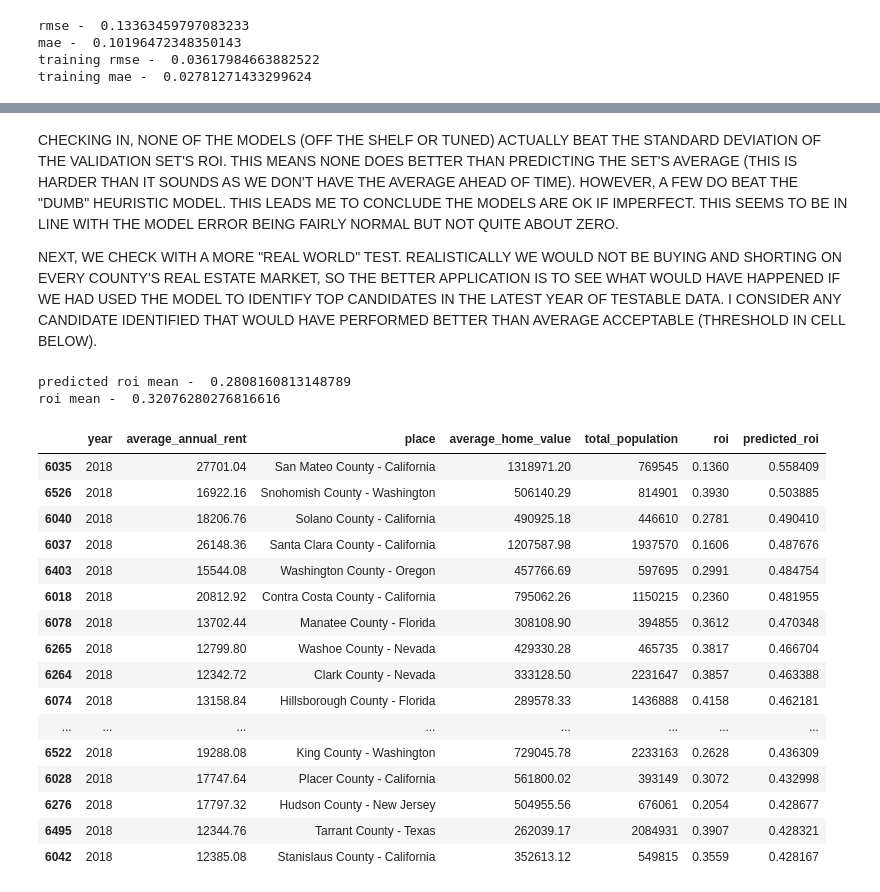
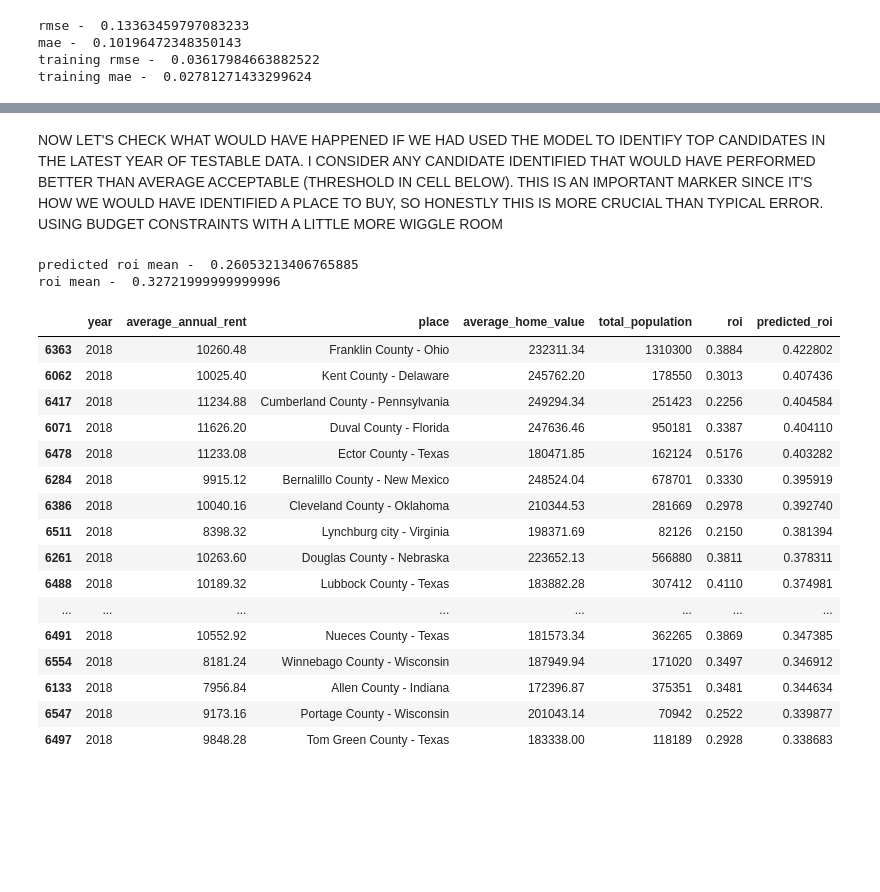
Before and after one commit to george-bingham-reynolds/Real_Estate_Investor, a Jupyter notebook: county_level_files/Model_Dev.ipynb, the cells around one changed output, grey strips where cells are left out. Cells and saved outputs as stored; diff of their text form; code cells hidden in the pictures; blank space fills up the shorter version.

```diff
--- a/county_level_files/Model_Dev.ipynb
+++ b/county_level_files/Model_Dev.ipynb
@@ -360,14 +409,12 @@ xgboost_params
 # %% [output]
 {'scale_pos_weight': 0.25, 'max_depth': 5, 'eta': 0.2}
 # %%
-# XGBOOST IS BEING A CRYBABY ABOUT TYPES IDK WHY, BUT WHATEVER I'LL EXPLICITLY FIX LOL
-ex_train['average_annual_rent'] = ex_train['average_annual_rent'].astype(float)
-ex_train['average_home_value'] = ex_train['average_home_value'].astype(float)
-ex_train['average_income'] = ex_train['average_income'].astype(float)
+# NEED THESE AS FLOATS
+common_columns = ['average_annual_rent', 'average_home_value', 'average_income']
 
-ex_vali['average_annual_rent'] = ex_vali['average_annual_rent'].astype(float)
-ex_vali['average_home_value'] = ex_vali['average_home_value'].astype(float)
-ex_vali['average_income'] = ex_vali['average_income'].astype(float)
+ex_train[common_columns] = ex_train[common_columns].astype(float)
+ex_vali[common_columns] = ex_vali[common_columns].astype(float)
+ex_test[common_columns] = ex_test[common_columns].astype(float)
 
 
 
@@ -420,12 +545,13 @@ The `ci` parameter is deprecated. Use `errorbar=None` for the same effect.
   sns.barplot(x = xg_df['feature_importance'], y = xg_df['feature_names'], ci = None)
 [figure]
 # %%
-# SO MODEL PERFORMANCE NOT GREAT, BUT I WANNA SEE WHAT THE TOP PREDICTED AREAS WERE FOR FUN
-# AFTER ALL, IF IT'S TYPICALLY OFF BUT THE VERY HIGH PREDS ARE MORE SOLID, THEN THIS ACTUALLY IS STILL USEFUL
-# SINCE OUR GOAL IS TO USE THIS TO IDENTIFY TOP CANDIDATES
-# RF WAS MOST PERFORMANT SO GOING TO BASE THIS ON THOSE PREDS
+# SO THE TWO EARLY STOPPED BOOSTED MODELS WERE ACTUALLY PRETTY DOPE; THEY'RE SUPER CLOSE SO LET'S AVERAGE THEM
+# AS OUR "CANONICAL" PREDS (I'VE SEEN BOTH WIN IN TESTING, SO I'D RATHER OPT FOR THE ENSEMBLE)
 
-vali['predicted_roi'] = rf_preds
+
+canon_preds = [(x + y)/2 for x, y in zip(ada_stopped_preds, xg_stopped_preds)]
+
+vali['predicted_roi'] = canon_preds
 # %%
 pred_check = vali.sort_values(by = 'predicted_roi', ascending = False)
 pred_check = pred_check.drop(columns = [x for x in df.columns if x != 'place' and\
@@ -446,35 +572,34 @@ plt.savefig("Model_Residuals")
 # %% [markdown]
-CHECKING IN, NONE OF THE MODELS (OFF THE SHELF OR TUNED) ACTUALLY BEAT THE STANDARD DEVIATION OF THE VALIDATION SET'S ROI. THIS MEANS NONE DOES BETTER THAN PREDICTING THE SET'S AVERAGE (THIS IS HARDER THAN IT SOUNDS AS WE DON'T HAVE THE AVERAGE AHEAD OF TIME). HOWEVER, A FEW DO BEAT THE "DUMB" HEURISTIC MODEL. THIS LEADS ME TO CONCLUDE THE MODELS ARE OK IF IMPERFECT. THIS SEEMS TO BE IN LINE WITH THE MODEL ERROR BEING FAIRLY NORMAL BUT NOT QUITE ABOUT ZERO.
-
-NEXT, WE CHECK WITH A MORE "REAL WORLD" TEST. REALISTICALLY WE WOULD NOT BE BUYING AND SHORTING ON EVERY COUNTY'S REAL ESTATE MARKET, SO THE BETTER APPLICATION IS TO SEE WHAT WOULD HAVE HAPPENED IF WE HAD USED THE MODEL TO IDENTIFY TOP CANDIDATES IN THE LATEST YEAR OF TESTABLE DATA. I CONSIDER ANY CANDIDATE IDENTIFIED THAT WOULD HAVE PERFORMED BETTER THAN AVERAGE ACCEPTABLE (THRESHOLD IN CELL BELOW).
+NOW LET'S CHECK WHAT WOULD HAVE HAPPENED IF WE HAD USED THE MODEL TO IDENTIFY TOP CANDIDATES IN THE LATEST YEAR OF TESTABLE DATA. I CONSIDER ANY CANDIDATE IDENTIFIED THAT WOULD HAVE PERFORMED BETTER THAN AVERAGE ACCEPTABLE (THRESHOLD IN CELL BELOW). THIS IS AN IMPORTANT MARKER SINCE IT'S HOW WE WOULD HAVE IDENTIFIED A PLACE TO BUY, SO HONESTLY THIS IS MORE CRUCIAL THAN TYPICAL ERROR. USING BUDGET CONSTRAINTS WITH A LITTLE MORE WIGGLE ROOM
 # %%
-print('predicted roi mean - ', pred_check['predicted_roi'].mean())
-print('roi mean - ', pred_check['roi'].mean())
+print('predicted roi mean - ', pred_check[pred_check['average_home_value'] <= 250000]['predicted_roi'].mean())
+print('roi mean - ', pred_check[pred_check['average_home_value'] <= 250000]['roi'].mean())
 # %% [output]
-predicted roi mean -  0.2808160813148789
-roi mean -  0.32076280276816616
+predicted roi mean -  0.26053213406765885
+roi mean -  0.32721999999999996
 # %%
 opzones = list(set(df_opzones['County'].values.tolist()))
 opzones_formatted = [x for x in pred_check['place'] if any(y in x for y in opzones)]
 pred_check = pred_check[pred_check['place'].isin(opzones_formatted)]
+pred_check_budget = pred_check[pred_check['average_home_value'] <= 250000]
 # %%
-pred_check.head(25)
+pred_check_budget.head(25)
 # %% [output]
 |  | year | average_annual_rent | place | average_home_value | total_population | roi | predicted_roi |
-| 6035 | 2018 | 27701.04 | San Mateo County - California | 1318971.20 | 769545 | 0.1360 | 0.558409 |
-| 6526 | 2018 | 16922.16 | Snohomish County - Washington | 506140.29 | 814901 | 0.3930 | 0.503885 |
-| 6040 | 2018 | 18206.76 | Solano County - California | 490925.18 | 446610 | 0.2781 | 0.490410 |
-| 6037 | 2018 | 26148.36 | Santa Clara County - California | 1207587.98 | 1937570 | 0.1606 | 0.487676 |
-| 6403 | 2018 | 15544.08 | Washington County - Oregon | 457766.69 | 597695 | 0.2991 | 0.484754 |
-| 6018 | 2018 | 20812.92 | Contra Costa County - California | 795062.26 | 1150215 | 0.2360 | 0.481955 |
-| 6078 | 2018 | 13702.44 | Manatee County - Florida | 308108.90 | 394855 | 0.3612 | 0.470348 |
-| 6265 | 2018 | 12799.80 | Washoe County - Nevada | 429330.28 | 465735 | 0.3817 | 0.466704 |
-| 6264 | 2018 | 12342.72 | Clark County - Nevada | 333128.50 | 2231647 | 0.3857 | 0.463388 |
-| 6074 | 2018 | 13158.84 | Hillsborough County - Florida | 289578.33 | 1436888 | 0.4158 | 0.462181 |
+| 6363 | 2018 | 10260.48 | Franklin County - Ohio | 232311.34 | 1310300 | 0.3884 | 0.422802 |
+| 6062 | 2018 | 10025.40 | Kent County - Delaware | 245762.20 | 178550 | 0.3013 | 0.407436 |
+| 6417 | 2018 | 11234.88 | Cumberland County - Pennsylvania | 249294.34 | 251423 | 0.2256 | 0.404584 |
+| 6071 | 2018 | 11626.20 | Duval County - Florida | 247636.46 | 950181 | 0.3387 | 0.404110 |
+| 6478 | 2018 | 11233.08 | Ector County - Texas | 180471.85 | 162124 | 0.5176 | 0.403282 |
+| 6284 | 2018 | 9915.12 | Bernalillo County - New Mexico | 248524.04 | 678701 | 0.3330 | 0.395919 |
+| 6386 | 2018 | 10040.16 | Cleveland County - Oklahoma | 210344.53 | 281669 | 0.2978 | 0.392740 |
+| 6511 | 2018 | 8398.32 | Lynchburg city - Virginia | 198371.69 | 82126 | 0.2150 | 0.381394 |
+| 6261 | 2018 | 10263.60 | Douglas County - Nebraska | 223652.13 | 566880 | 0.3811 | 0.378311 |
+| 6488 | 2018 | 10189.32 | Lubbock County - Texas | 183882.28 | 307412 | 0.4110 | 0.374981 |
 | ... | ... | ... | ... | ... | ... | ... | ... |
-| 6522 | 2018 | 19288.08 | King County - Washington | 729045.78 | 2233163 | 0.2628 | 0.436309 |
-| 6028 | 2018 | 17747.64 | Placer County - California | 561800.02 | 393149 | 0.3072 | 0.432998 |
-| 6276 | 2018 | 17797.32 | Hudson County - New Jersey | 504955.56 | 676061 | 0.2054 | 0.428677 |
-| 6495 | 2018 | 12344.76 | Tarrant County - Texas | 262039.17 | 2084931 | 0.3907 | 0.428321 |
-| 6042 | 2018 | 12385.08 | Stanislaus County - California | 352613.12 | 549815 | 0.3559 | 0.428167 |
+| 6491 | 2018 | 10552.92 | Nueces County - Texas | 181573.34 | 362265 | 0.3869 | 0.347385 |
+| 6554 | 2018 | 8181.24 | Winnebago County - Wisconsin | 187949.94 | 171020 | 0.3497 | 0.346912 |
+| 6133 | 2018 | 7956.84 | Allen County - Indiana | 172396.87 | 375351 | 0.3481 | 0.344634 |
+| 6547 | 2018 | 9173.16 | Portage County - Wisconsin | 201043.14 | 70942 | 0.2522 | 0.339877 |
+| 6497 | 2018 | 9848.28 | Tom Green County - Texas | 183338.00 | 118189 | 0.2928 | 0.338683 |
 # %%
```
Also changed, not shown: parts of 29 cells of this notebook, 7 other files.
